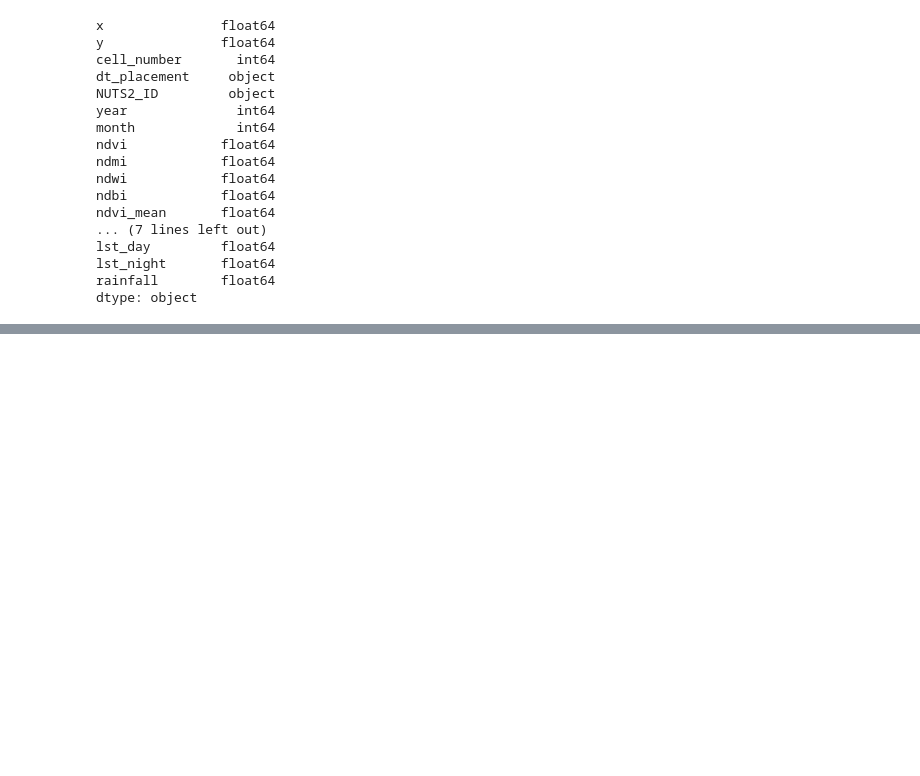
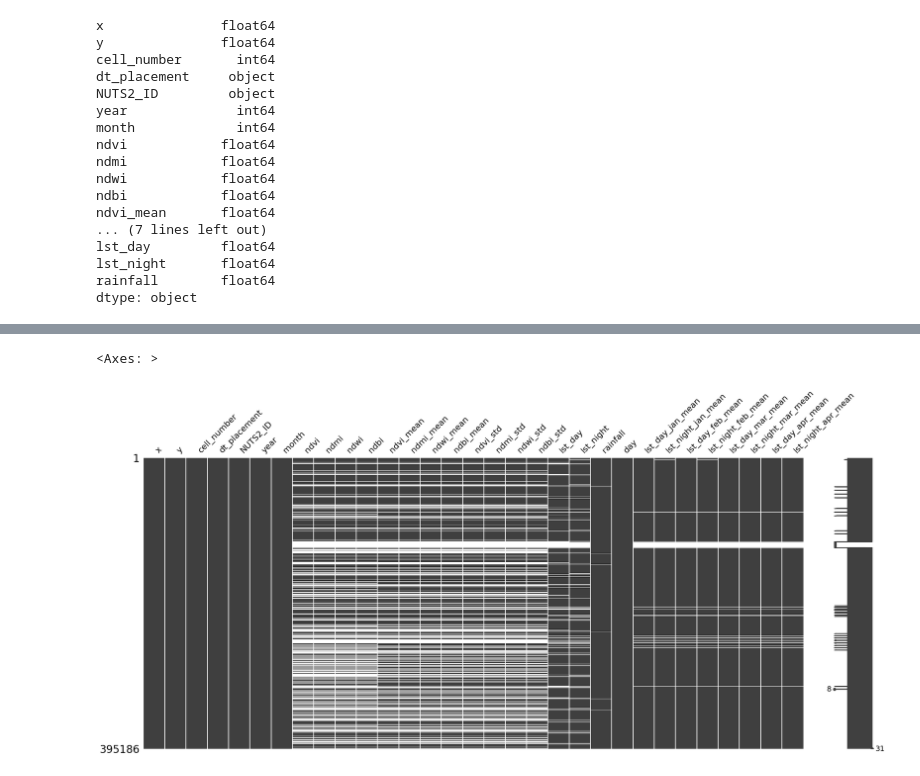
Before and after one commit to dsainidis/MBD-Prediction, a Jupyter notebook: code_snipets/01_calculate_mean_temps_GRID.ipynb, the cells around one changed output, grey strips where cells are left out. Drawn from its saved outputs; the diff is of its cells as text; code cells hidden in the pictures; blank space fills up the shorter version.

```diff
--- a/code_snipets/01_calculate_mean_temps_GRID.ipynb
+++ b/code_snipets/01_calculate_mean_temps_GRID.ipynb
@@ -142,2 +156,7 @@ missingno.matrix(data_mean)
+# %%
+missingno.matrix(data_mean)
+# %% [output]
+<Axes: >
+[figure, added]
 # %%
 data_mean.to_csv(f'{base_folder}/{NUTS2}/GR_{NUTS2}_Timeline_GRID_{YEAR}_filled_mean.csv', encoding='utf-8')
```
Also changed, not shown: parts of 8 cells of this notebook, 39 other files.
